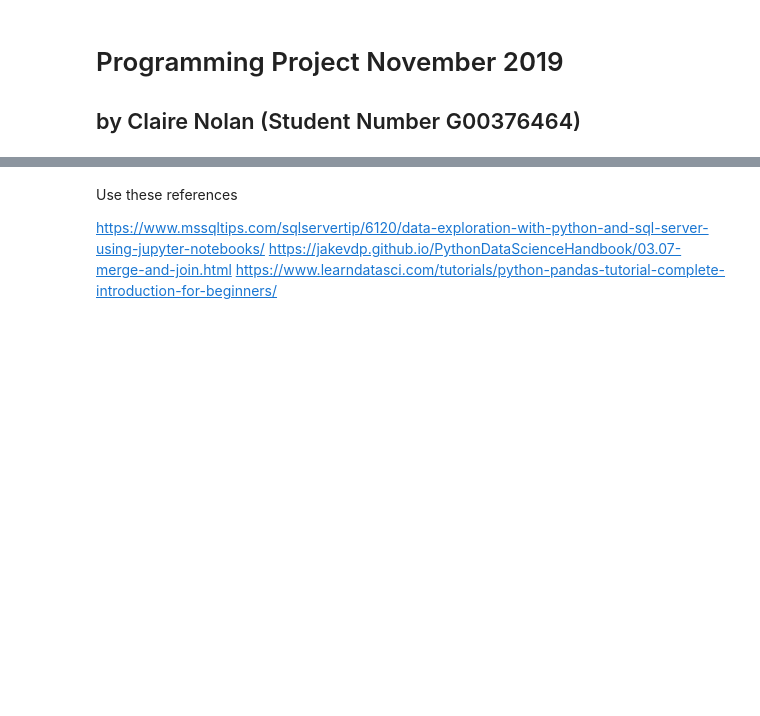
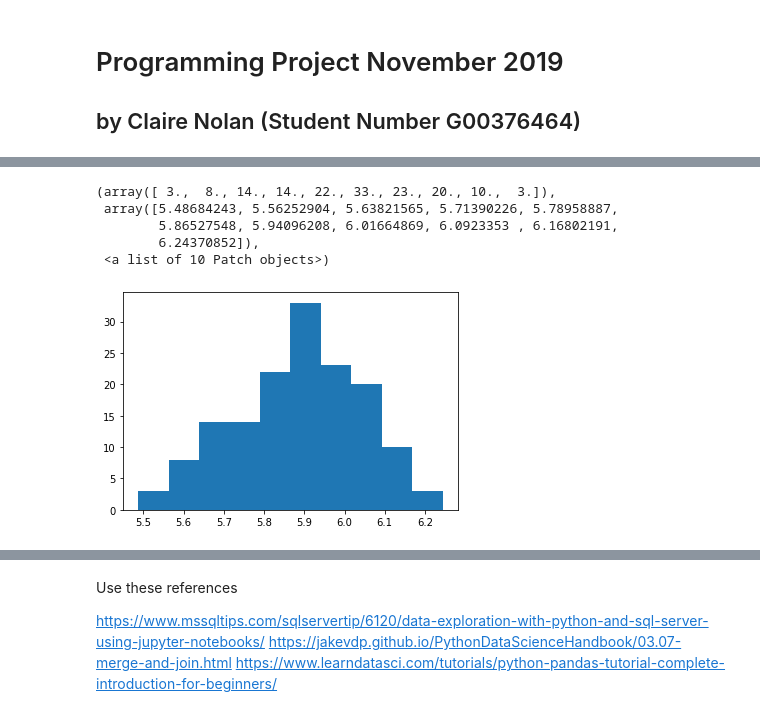
Before and after one commit to ClaireGMIT/ProgrammingProjectNOV2019, a Jupyter notebook: ProgrammingProjectNOV2019.ipynb, the cells around one changed output, grey strips where cells are left out. Saved outputs shown, nothing was run; the diff lists cells and outputs as text; code cells hidden in the pictures; blank space fills up the shorter version.

```diff
--- a/ProgrammingProjectNOV2019.ipynb
+++ b/ProgrammingProjectNOV2019.ipynb
@@ -421,0 +260,6 @@ aggregation?
+# %%
+# this code is also similar to the code below where size is the number of required data points, loc is the mean and scale is the standard deviation
+
+pH1 = np.random.normal(size = 150, loc = 5.8, scale = 0.16)
+
+pH1
@@ -421,0 +293,9 @@ aggregation?
+# %%
+plt.hist(pH1) # display results as a histogram plot
+# %% [output]
+(array([ 3.,  8., 14., 14., 22., 33., 23., 20., 10.,  3.]),
+ array([5.48684243, 5.56252904, 5.63821565, 5.71390226, 5.78958887,
+        5.86527548, 5.94096208, 6.01664869, 6.0923353 , 6.16802191,
+        6.24370852]),
+ <a list of 10 Patch objects>)
+[figure, added]
```
Also changed, not shown: parts of 105 cells of this notebook, 1 other file.
